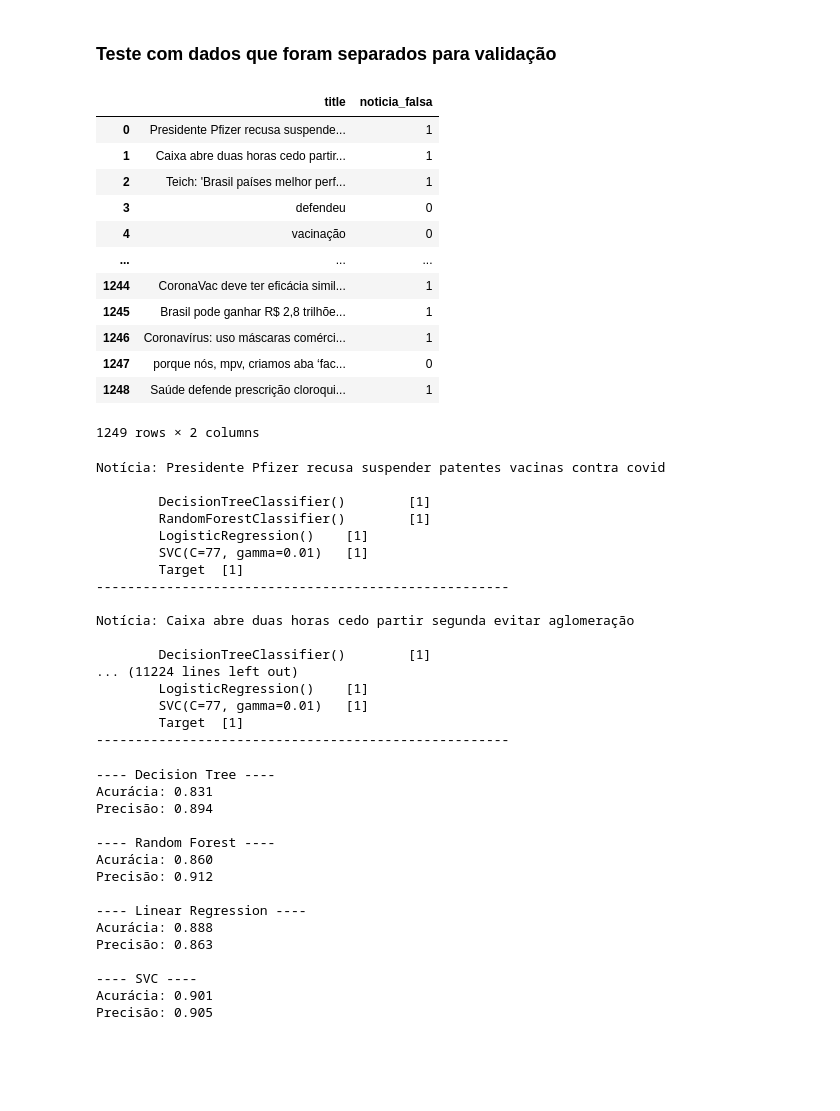
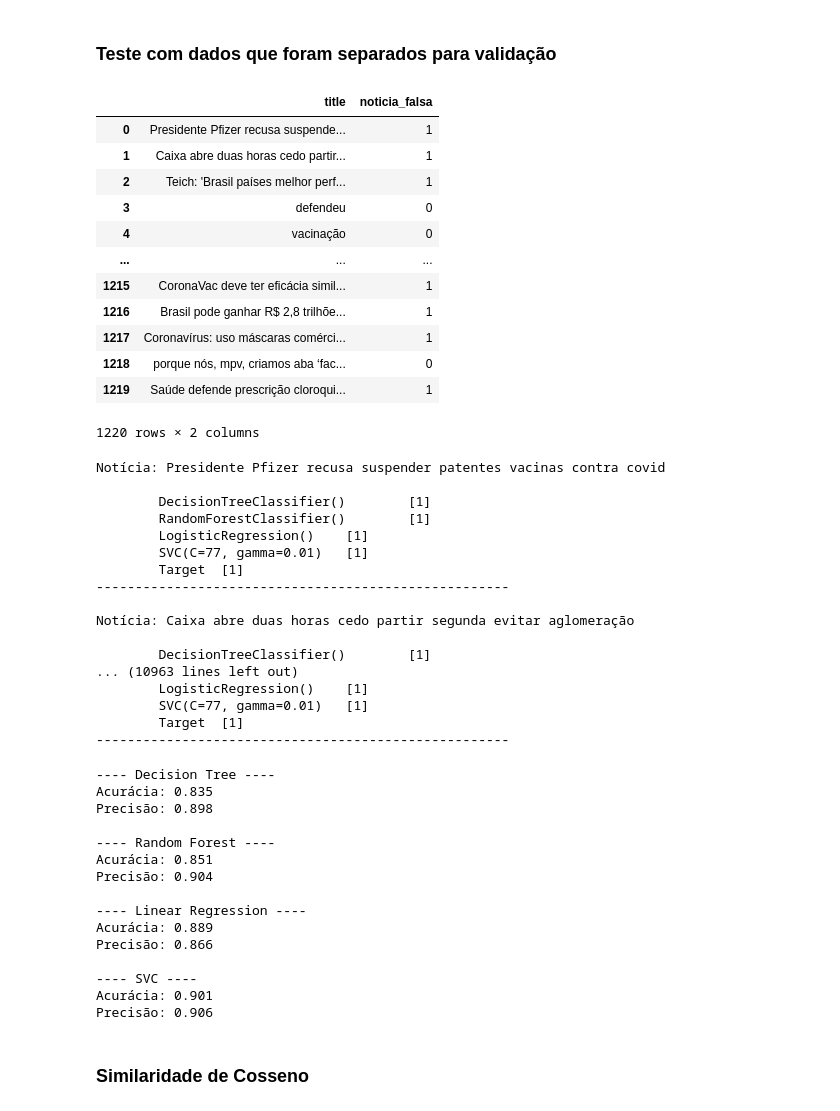
Before and after one commit to Thomazellinho/tcc_noticiasfalsas_ilum, a Jupyter notebook: tcc_2/teste_2.ipynb, the cells around one changed output. Cells and saved outputs as stored; diff of their text form; code cells hidden in the pictures; blank space fills up the shorter version.

```diff
--- a/tcc_2/teste_2.ipynb
+++ b/tcc_2/teste_2.ipynb
@@ -580,27 +582,27 @@ Precisão: 1.000
 # %% [markdown]
 ### Teste com dados que foram separados para validação
 # %%
-segundo_df = segundo_df[['title', 'noticia_falsa']]
+segundo_df_filtrado = segundo_df_filtrado[['title', 'noticia_falsa']]
 
 #segundo_df.columns = ['', '']
 
-display(segundo_df)
+display(segundo_df_filtrado)
 # %% [output]
 |  | title | noticia_falsa |
 | 0 | Presidente Pfizer recusa suspende... | 1 |
 | 1 | Caixa abre duas horas cedo partir... | 1 |
 | 2 | Teich: 'Brasil países melhor perf... | 1 |
 | 3 | defendeu | 0 |
 | 4 | vacinação | 0 |
 | ... | ... | ... |
-| 1244 | CoronaVac deve ter eficácia simil... | 1 |
-| 1245 | Brasil pode ganhar R$ 2,8 trilhõe... | 1 |
-| 1246 | Coronavírus: uso máscaras comérci... | 1 |
-| 1247 | porque nós, mpv, criamos aba ‘fac... | 0 |
-| 1248 | Saúde defende prescrição cloroqui... | 1 |
+| 1215 | CoronaVac deve ter eficácia simil... | 1 |
+| 1216 | Brasil pode ganhar R$ 2,8 trilhõe... | 1 |
+| 1217 | Coronavírus: uso máscaras comérci... | 1 |
+| 1218 | porque nós, mpv, criamos aba ‘fac... | 0 |
+| 1219 | Saúde defende prescrição cloroqui... | 1 |
-1249 rows × 2 columns
+1220 rows × 2 columns
 # %%
-predictions = comparar(segundo_df)
+predictions = comparar(segundo_df_filtrado)
 # %% [output]
 Notícia: Presidente Pfizer recusa suspender patentes vacinas contra covid
 
@@ -614,14 +616,14 @@ Notícia: Presidente Pfizer recusa suspender patentes vacinas contra covid
 Notícia: Caixa abre duas horas cedo partir segunda evitar aglomeração
 
         DecisionTreeClassifier()        [1]
-... (11224 lines left out)
+... (10963 lines left out)
         LogisticRegression()    [1]
         SVC(C=77, gamma=0.01)   [1]
         Target  [1]
 -----------------------------------------------------
 # %%
 # Calcula score de cada método para df externo
-target = segundo_df['noticia_falsa'].tolist()
+target = segundo_df_filtrado['noticia_falsa'].tolist()
 
 acc_dt_e = accuracy_score(target, predictions[0])
 acc_rf_e = accuracy_score(target, predictions[1])
@@ -647,17 +649,19 @@ print(f'Acurácia: {acc_svc_e:.3f}\nPrecisão: {prec_svc_e:.3f}')
 print()
 # %% [output]
 ---- Decision Tree ----
-Acurácia: 0.831
-Precisão: 0.894
+Acurácia: 0.835
+Precisão: 0.898
 
 ---- Random Forest ----
-Acurácia: 0.860
-Precisão: 0.912
+Acurácia: 0.851
+Precisão: 0.904
 
 ---- Linear Regression ----
-Acurácia: 0.888
-Precisão: 0.863
+Acurácia: 0.889
+Precisão: 0.866
 
 ---- SVC ----
 Acurácia: 0.901
-Precisão: 0.905
+Precisão: 0.906
+# %% [markdown]
+### Similaridade de Cosseno
```
Also changed, not shown: parts of 12 cells of this notebook.
